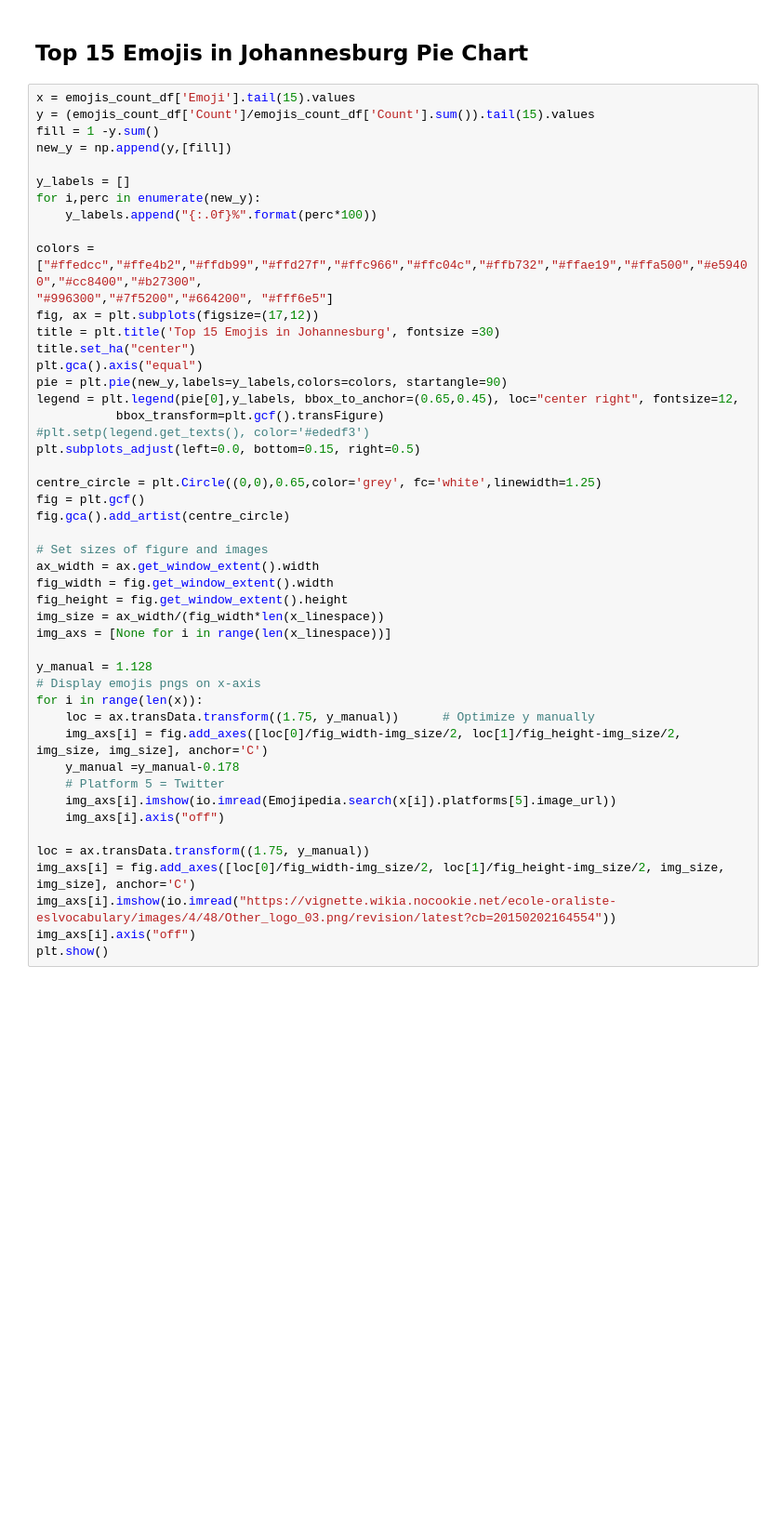
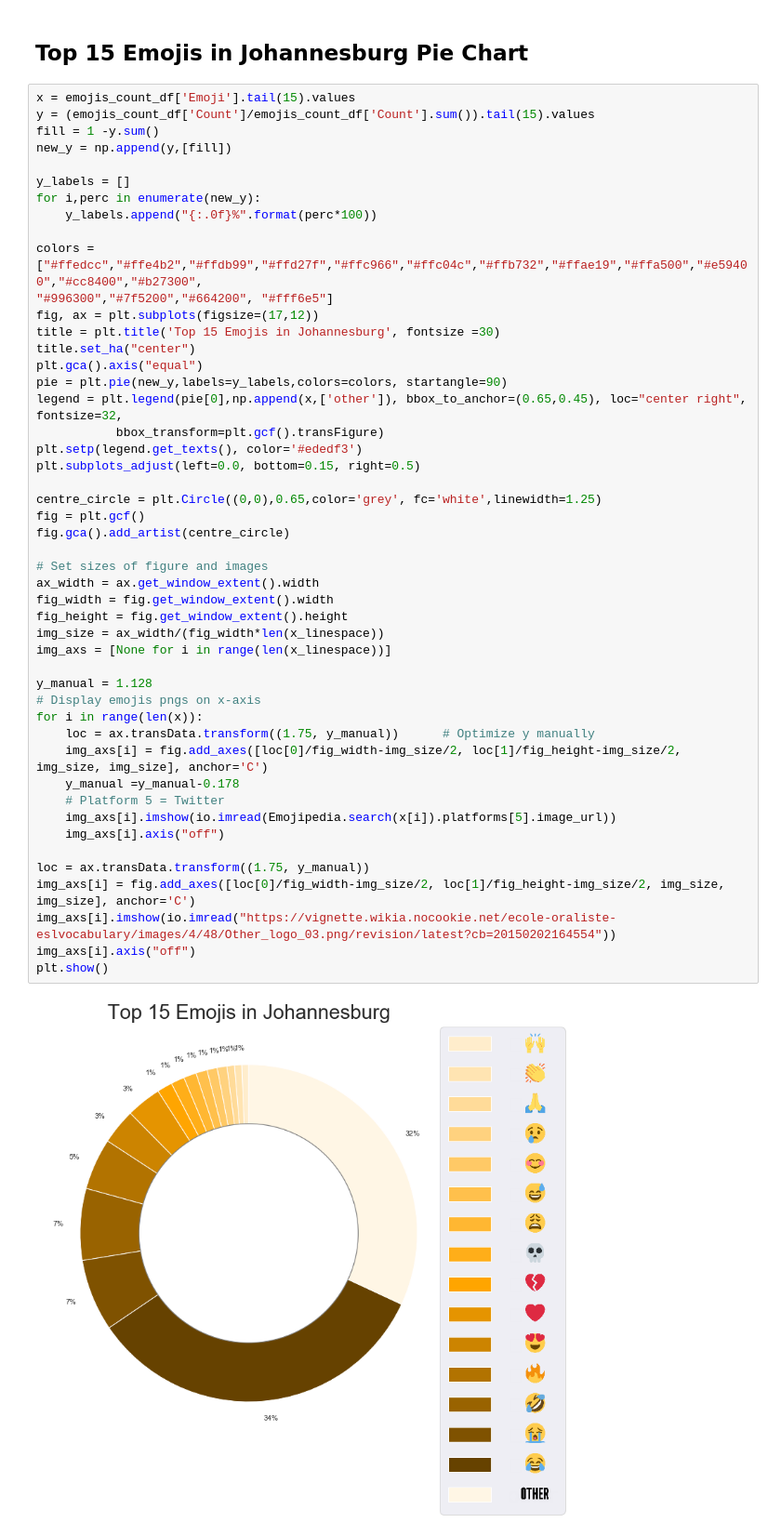
Before and after one commit to stylianosnicoletti/Emojis-usage-in-social-media-by-demographics, a Jupyter notebook: Jupyter/Emojis_ Johannesburg .ipynb, the cells around one changed output. Shown at 93% size. Saved outputs shown, nothing was run; the diff lists cells and outputs as text; blank space fills up the shorter version.

Commit message:
Top 15 Emojis in Johannesburg Pie Chart

```diff
--- a/Jupyter/Emojis_ Johannesburg .ipynb
+++ b/Jupyter/Emojis_ Johannesburg .ipynb
@@ -629,34 +629,36 @@ title = plt.title('Top 15 Emojis in Johannesburg', fontsize =30)
 title.set_ha("center")
 plt.gca().axis("equal")
 pie = plt.pie(new_y,labels=y_labels,colors=colors, startangle=90)
-legend = plt.legend(pie[0],y_labels, bbox_to_anchor=(0.65,0.45), loc="center right", fontsize=12,
+legend = plt.legend(pie[0],np.append(x,['other']), bbox_to_anchor=(0.65,0.45), loc="center right", fontsize=32,
            bbox_transform=plt.gcf().transFigure)
-#plt.setp(legend.get_texts(), color='#ededf3')
+plt.setp(legend.get_texts(), color='#ededf3')
 plt.subplots_adjust(left=0.0, bottom=0.15, right=0.5)
 
 centre_circle = plt.Circle((0,0),0.65,color='grey', fc='white',linewidth=1.25)
 fig = plt.gcf()
 fig.gca().add_artist(centre_circle)
 
 # Set sizes of figure and images
 ax_width = ax.get_window_extent().width
 fig_width = fig.get_window_extent().width
 fig_height = fig.get_window_extent().height
 img_size = ax_width/(fig_width*len(x_linespace))
 img_axs = [None for i in range(len(x_linespace))]
 
 y_manual = 1.128
 # Display emojis pngs on x-axis
 for i in range(len(x)):
     loc = ax.transData.transform((1.75, y_manual))      # Optimize y manually
     img_axs[i] = fig.add_axes([loc[0]/fig_width-img_size/2, loc[1]/fig_height-img_size/2, img_size, img_size], anchor='C')
     y_manual =y_manual-0.178
     # Platform 5 = Twitter
     img_axs[i].imshow(io.imread(Emojipedia.search(x[i]).platforms[5].image_url))
     img_axs[i].axis("off")
 
 loc = ax.transData.transform((1.75, y_manual))
 img_axs[i] = fig.add_axes([loc[0]/fig_width-img_size/2, loc[1]/fig_height-img_size/2, img_size, img_size], anchor='C')
 img_axs[i].imshow(io.imread("https://vignette.wikia.nocookie.net/ecole-oraliste-eslvocabulary/images/4/48/Other_logo_03.png/revision/latest?cb=20150202164554"))
 img_axs[i].axis("off")
 plt.show()
+# %% [output]
+[figure, added]
```
